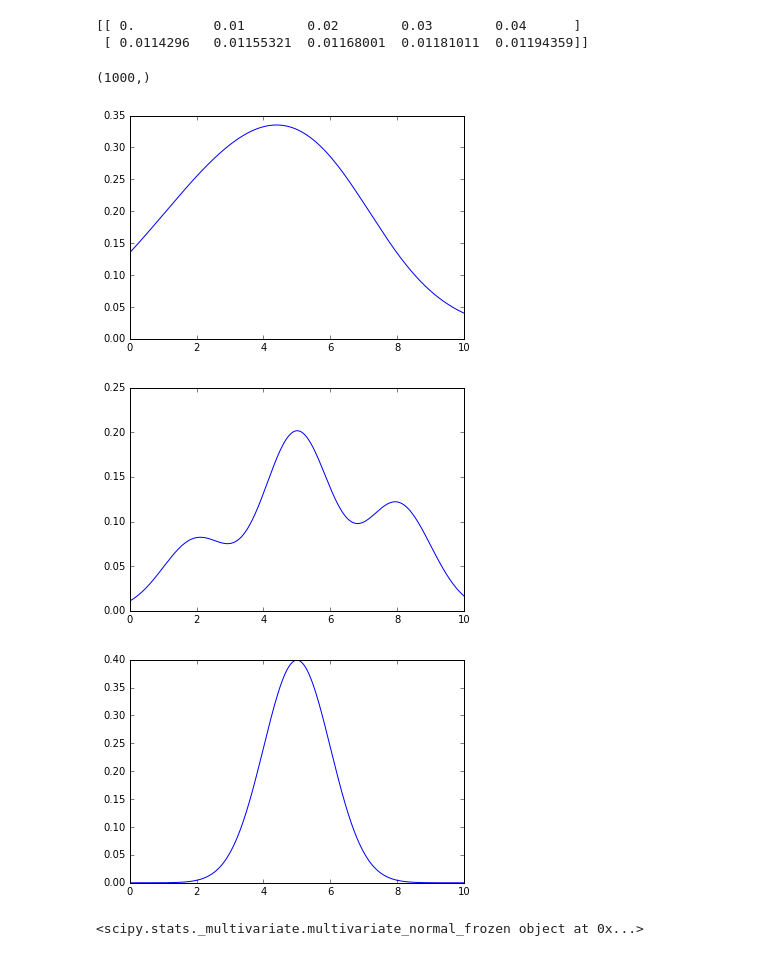
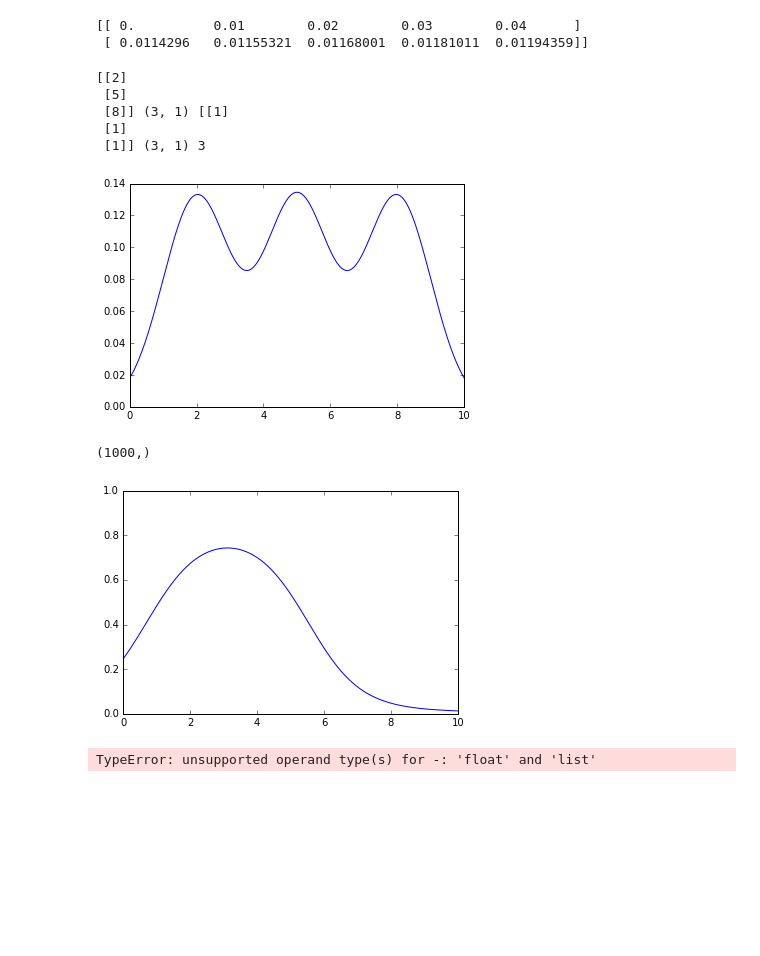
Before and after one commit to daigo0927/pyworks, a Jupyter notebook: ShadingRatioModeling/ShadeModeling.ipynb, the cells around one changed output. Drawn from its saved outputs; the diff is of its cells as text; code cells hidden in the pictures; blank space fills up the shorter version.

Commit message:
change shade modeling

```diff
--- a/ShadingRatioModeling/ShadeModeling.ipynb
+++ b/ShadingRatioModeling/ShadeModeling.ipynb
@@ -164,35 +150,61 @@ class ShadeModel:
+# %%
+x = np.arange(0, 10, 0.01)
+mus = np.array([2,5,8]).reshape(3,1)
+covs=np.array([1,1,1]).reshape(3,1)
+print(mus, mus.shape, covs, covs.shape, mus.shape[0])
+pi = np.array([0.33, 0.33, 0.33])
+
+def GenerateGMM(mus, covs):
+    dim = mus.shape[1]
+    norms = {}
+    for i in range(mus.shape[0]):
+        mu = mus[i, :]
+        cov = covs[i, :].reshape(dim, dim)
+        # print(mu, cov)
+        norms[str(i)] = multivariate_normal(mean = mu, cov=cov)
+    return(norms)
+
+mix = GenerateGMM(mus = mus, covs = covs)
+
+def MixtureValue(x, GMMmodel, pi):
+    values = []
+    for i in range(len(pi)):
+        values.append(GMMmodel[str(i)].pdf(x))
+    return(sum(values*pi))
+
+y = []
+[y.append(MixtureValue(x = i, GMMmodel=mix, pi=pi)) for i in x]
+
+plt.plot(x, y)
+plt.show()
+
+def BregmanDivergence(f, g, a):
+    lg1 = np.log((1.-f)/(1.-g))
+    lg2 = np.log(g*(1.-f)/f/(1.-g))
+
+    allloss = lg1/a - f * lg2/a
+    return(np.mean(allloss))
+# %% [output]
+[[2]
+ [5]
+ [8]] (3, 1) [[1]
+ [1]
+ [1]] (3, 1) 3
+[figure, added]
 # %%
 print(x.shape)
 Model = ShadeModel(input_size=1000., input_lim=[10], mixture_size=3, logistic_coefficient=[50, -5])
 g = np.zeros(len(x))
-q = np.zeros(len(x))
-q0 = np.zeros(len(x))
 for i in range(len(x)):
     g[i] = Model.predict(x[i])
 
 plt.plot(x, g)
+plt.ylim(0,1)
 plt.show()
-plt.plot(x, q)
-plt.show()
-plt.plot(x, q0)
-plt.show()
+
+grads = Model.numerical_gradient(x, data[1, : ])
+print(grads)
 # %% [output]
 (1000,)
-[figure, old version]
+[figure, new version]
-[figure, removed]
-[figure, removed]
+TypeError: unsupported operand type(s) for -: 'float' and 'list'
-# %%
-x = np.arange(0, 10, 0.01)
-mus = np.array([2,5,8])
-covs=np.array([1,1,1])
-pi = np.array([0.33, 0.33, 0.33])
-def dnmix(mus, covs):
-    norms = {}
-    for i in range(len(pi)):
-        norms[str(i)] = multivariate_normal(mean = mus[i], cov = covs[i])
-    return(norms)
-
-model = dnmix(mus = mus, covs = covs)
-print(model['1'])
-# %% [output]
-<scipy.stats._multivariate.multivariate_normal_frozen object at 0x...>
```
Also changed, not shown: parts of 9 cells of this notebook.
